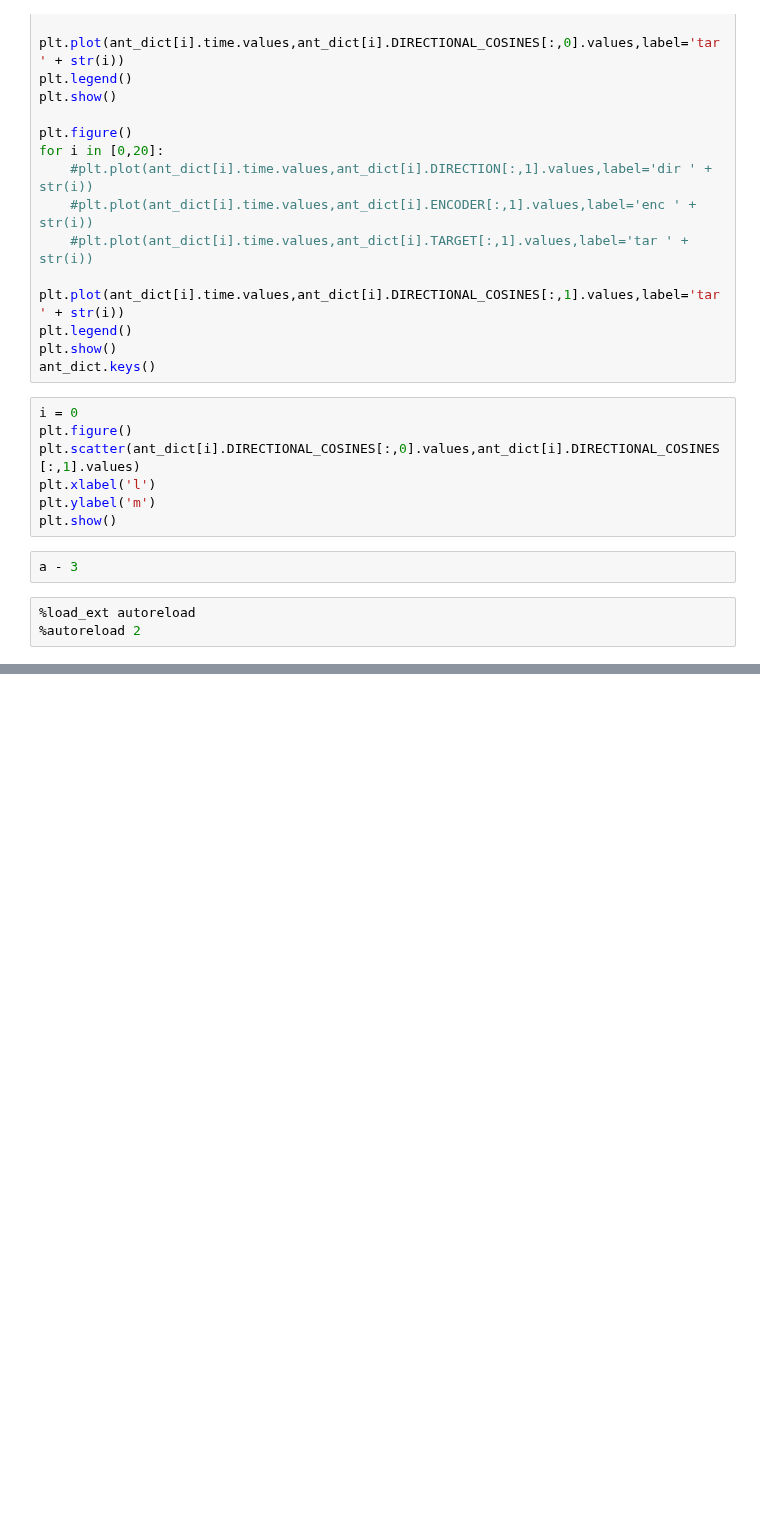
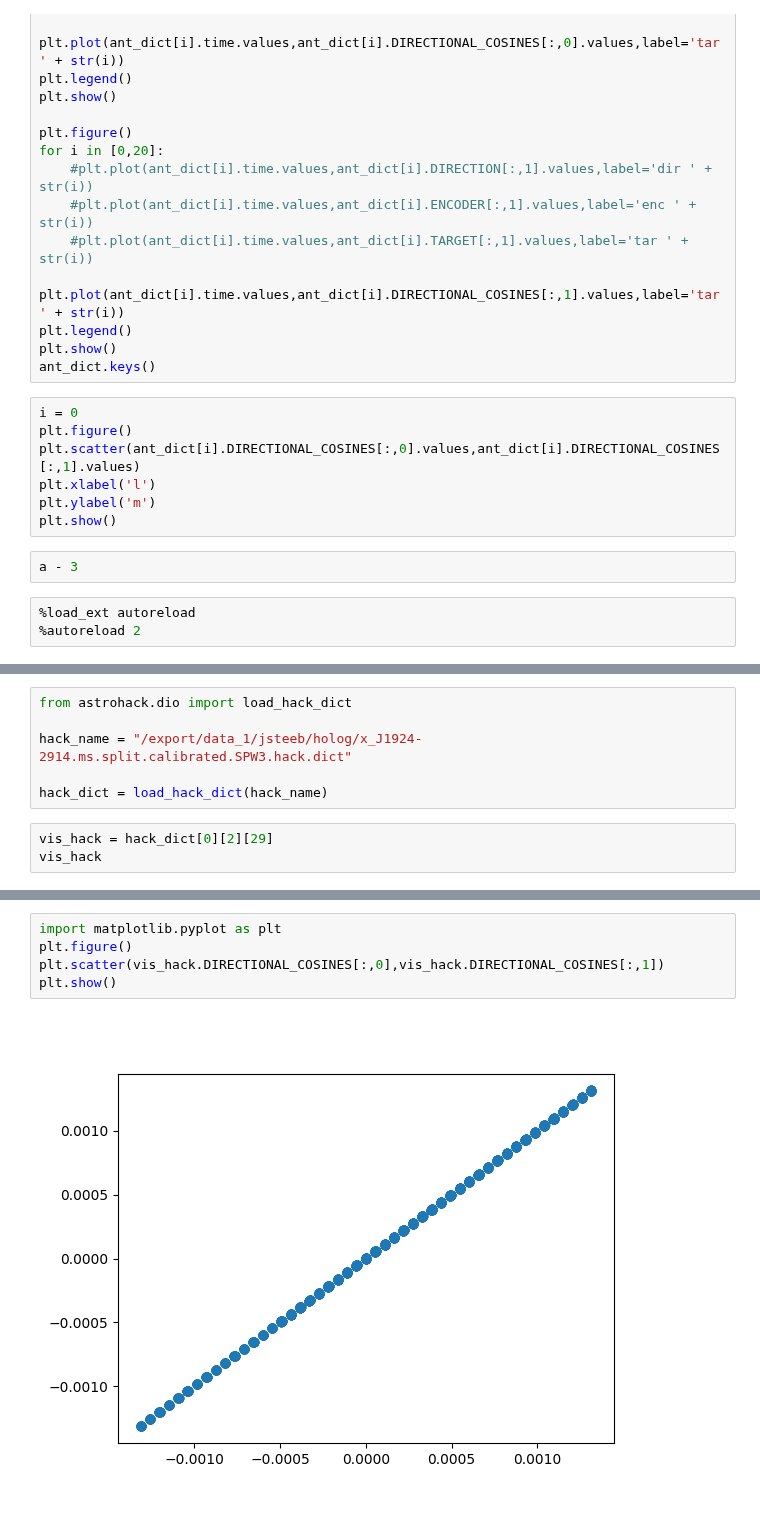
Before and after one commit to casangi/astrohack, a Jupyter notebook: examples/vla_otf_mosaic.ipynb, the cells around one changed output, grey strips where cells are left out. Drawn from its saved outputs; the diff is of its cells as text; blank space fills up the shorter version.

Commit message:
Add load hack_dict.

```diff
--- a/examples/vla_otf_mosaic.ipynb
+++ b/examples/vla_otf_mosaic.ipynb
@@ -145,0 +133,9 @@ Done
+# %%
+from astrohack.dio import load_hack_dict
+
+hack_name = "/export/data_1/jsteeb/holog/x_J1924-2914.ms.split.calibrated.SPW3.hack.dict"
+
+hack_dict = load_hack_dict(hack_name)
+# %%
+vis_hack = hack_dict[0][2][29]
+vis_hack
@@ -145,0 +178,7 @@ Done
+# %%
+import matplotlib.pyplot as plt
+plt.figure()
+plt.scatter(vis_hack.DIRECTIONAL_COSINES[:,0],vis_hack.DIRECTIONAL_COSINES[:,1])
+plt.show()
+# %% [output]
+[figure, added]
```
Also changed, not shown: parts of 3 cells of this notebook, 5 other files.
